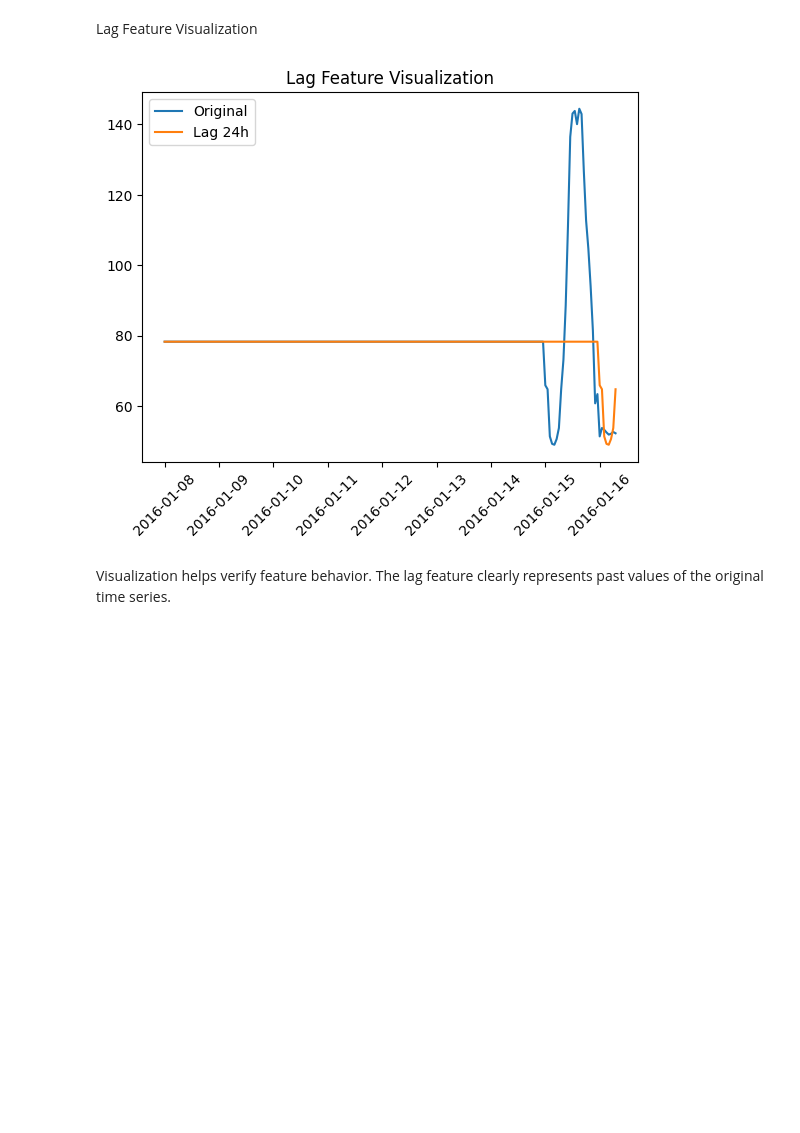
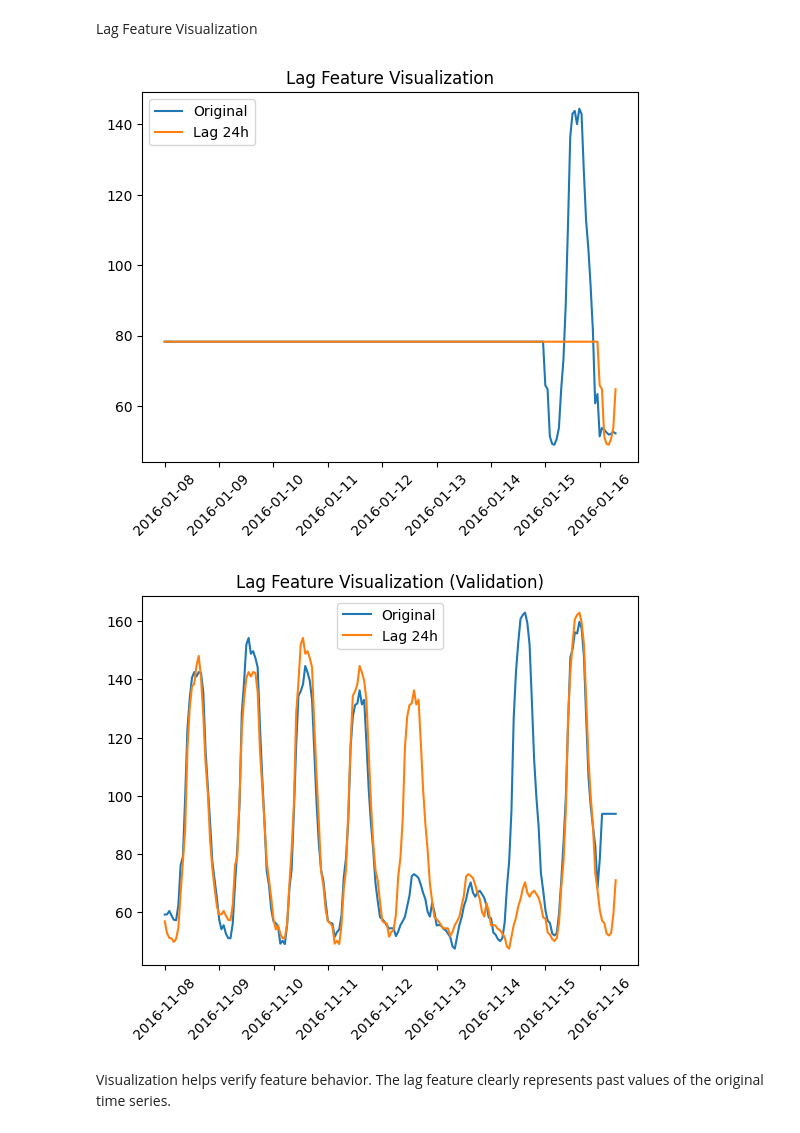
Before and after one commit to ZahraSabouri/CMT307_GreatEnergyPredictor, a Jupyter notebook: notebooks/Shivalika_Time_Series_Patterns.ipynb, the cells around one changed output. Drawn from its saved outputs; the diff is of its cells as text; code cells hidden in the pictures; blank space fills up the shorter version.

```diff
--- a/notebooks/Shivalika_Time_Series_Patterns.ipynb
+++ b/notebooks/Shivalika_Time_Series_Patterns.ipynb
@@ -272,9 +326,11 @@ import pandas as pd
 import matplotlib.pyplot as plt
 # %%
 train_path = r"../data_processed/final_train.csv"
+val_path = r"../data_processed/final_val.csv"
 test_path = r"../data_processed/final_test.csv"
 
 train_df = pd.read_csv(train_path)
+val_df = pd.read_csv(val_path)
 test_df = pd.read_csv(test_path)
 # %%
 print(train_df.head())
@@ -356,13 +412,17 @@ Data PreProcessing
 # Convert timestamp to datetime
 train_df['timestamp'] = pd.to_datetime(train_df['timestamp'])
 test_df['timestamp'] = pd.to_datetime(test_df['timestamp'])
+val_df['timestamp'] = pd.to_datetime(val_df['timestamp'])
 
 # Sort data for time-series correctness
 train_df = train_df.sort_values(['building_id', 'meter', 'timestamp'])
 test_df = test_df.sort_values(['building_id', 'meter', 'timestamp'])
+val_df = val_df.sort_values(['building_id', 'meter', 'timestamp'])
 
 print("\n--- TIMESTAMP CHECK ---")
 print(train_df[['timestamp']].head())
+print(test_df[['timestamp']].head())
+print(val_df[['timestamp']].head())
 # %% [output]
 --- TIMESTAMP CHECK ---
                   timestamp
@@ -384,12 +456,19 @@ A shift operation is applied before rolling to avoid data leakage.
 
 The dataset is sorted to maintain temporal order.
 # %%
-train_df['lag_24h'] = train_df.groupby(['building_id','meter'])['meter_reading'].shift(24)
-train_df['lag_72h'] = train_df.groupby(['building_id','meter'])['meter_reading'].shift(72)
-train_df['lag_168h'] = train_df.groupby(['building_id','meter'])['meter_reading'].shift(168)
+def add_lag_features(df):
+    df = df.sort_values(['building_id', 'meter', 'timestamp']).copy()
+    df['lag_24h'] = df.groupby(['building_id','meter'])['meter_reading'].shift(24)
+    df['lag_72h'] = df.groupby(['building_id','meter'])['meter_reading'].shift(72)
+    df['lag_168h'] = df.groupby(['building_id','meter'])['meter_reading'].shift(168)
+    return df
+
+train_df = add_lag_features(train_df)
+val_df = add_lag_features(val_df)
 
 
 print(train_df[['meter_reading','lag_24h','lag_72h','lag_168h']].head(10))
+print(val_df[['meter_reading','lag_24h','lag_72h','lag_168h']].head(10))
 # %% [output]
          meter_reading  lag_24h  lag_72h  lag_168h
 6494078            0.0      NaN      NaN       NaN
@@ -476,11 +566,17 @@ feature_cols = [
     'rolling_mean_24h','rolling_std_24h','rolling_mean_168h'
 ]
 
-train_df = train_df.dropna(subset=[
+required_history_cols = [
     'lag_24h','lag_168h','rolling_mean_24h','rolling_std_24h'
-])
+]
+
+train_df = train_df.dropna(subset=required_history_cols)
+val_df = val_df.dropna(subset=required_history_cols)
 
 print("\n--- MISSING VALUES AFTER HANDLING ---")
+print("Train:")
 print(train_df[feature_cols].isnull().sum())
+print("\nValidation:")
+print(val_df[feature_cols].isnull().sum())
 # %% [output]
 --- MISSING VALUES AFTER HANDLING ---
@@ -561,17 +694,26 @@ Check relationship between engineered features and target.
 # %% [markdown]
 Lag Feature Visualization
 # %%
-sample = train_df[train_df['building_id'] == 105].head(200)
+sample1 = train_df[train_df['building_id'] == 105].head(200)
+sample2 = val_df[val_df['building_id'] == 105].head(200)
 
 plt.figure()
-plt.plot(sample['timestamp'], sample['meter_reading'], label='Original')
-plt.plot(sample['timestamp'], sample['lag_24h'], label='Lag 24h')
+plt.plot(sample1['timestamp'], sample1['meter_reading'], label='Original')
+plt.plot(sample1['timestamp'], sample1['lag_24h'], label='Lag 24h')
 plt.legend()
 plt.title("Lag Feature Visualization")
 plt.xticks(rotation=45)
 plt.show()
+
+plt.plot(sample2['timestamp'], sample2['meter_reading'], label='Original')
+plt.plot(sample2['timestamp'], sample2['lag_24h'], label='Lag 24h')
+plt.legend()
+plt.title("Lag Feature Visualization (Validation)")
+plt.xticks(rotation=45)
+plt.show()
 # %% [output]
 [figure]
+[figure, added]
 # %% [markdown]
 Visualization helps verify feature behavior.
 The lag feature clearly represents past values of the original time series.
```
Also changed, not shown: parts of 19 cells of this notebook.
